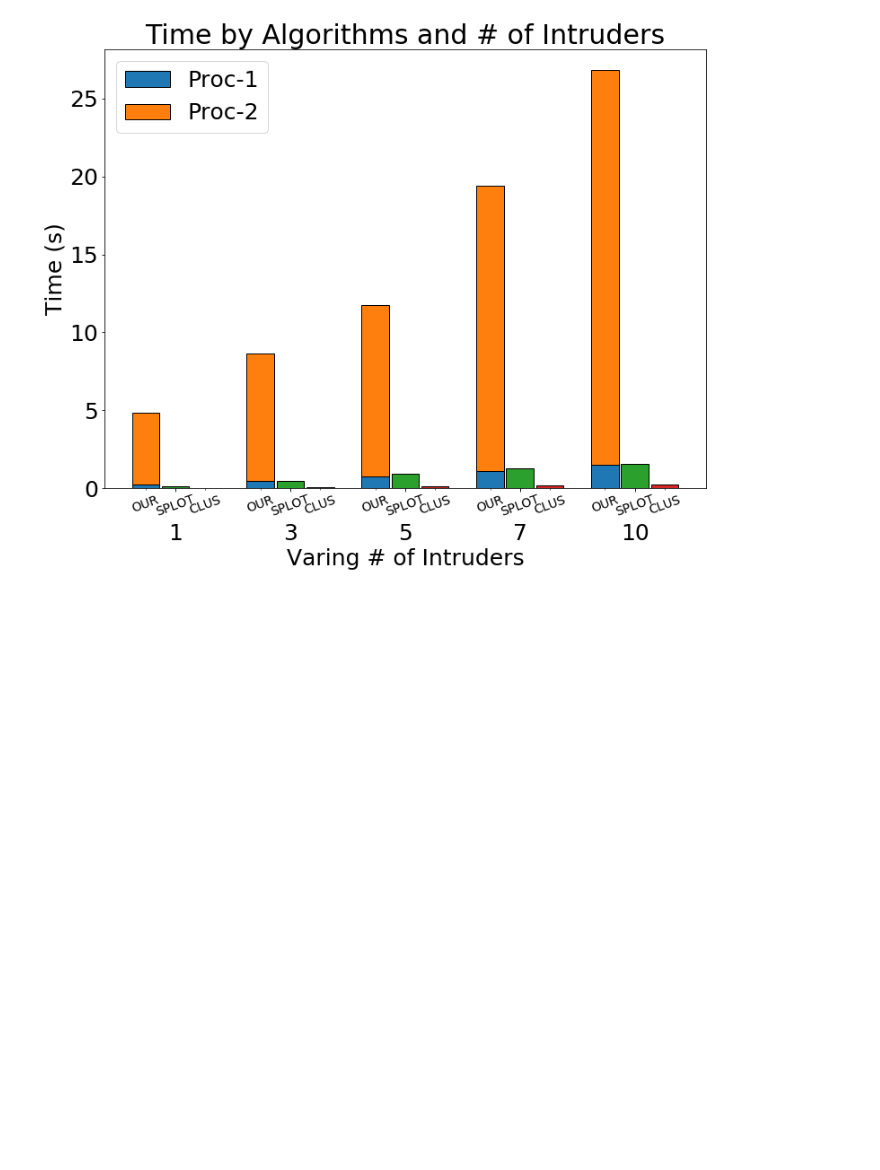
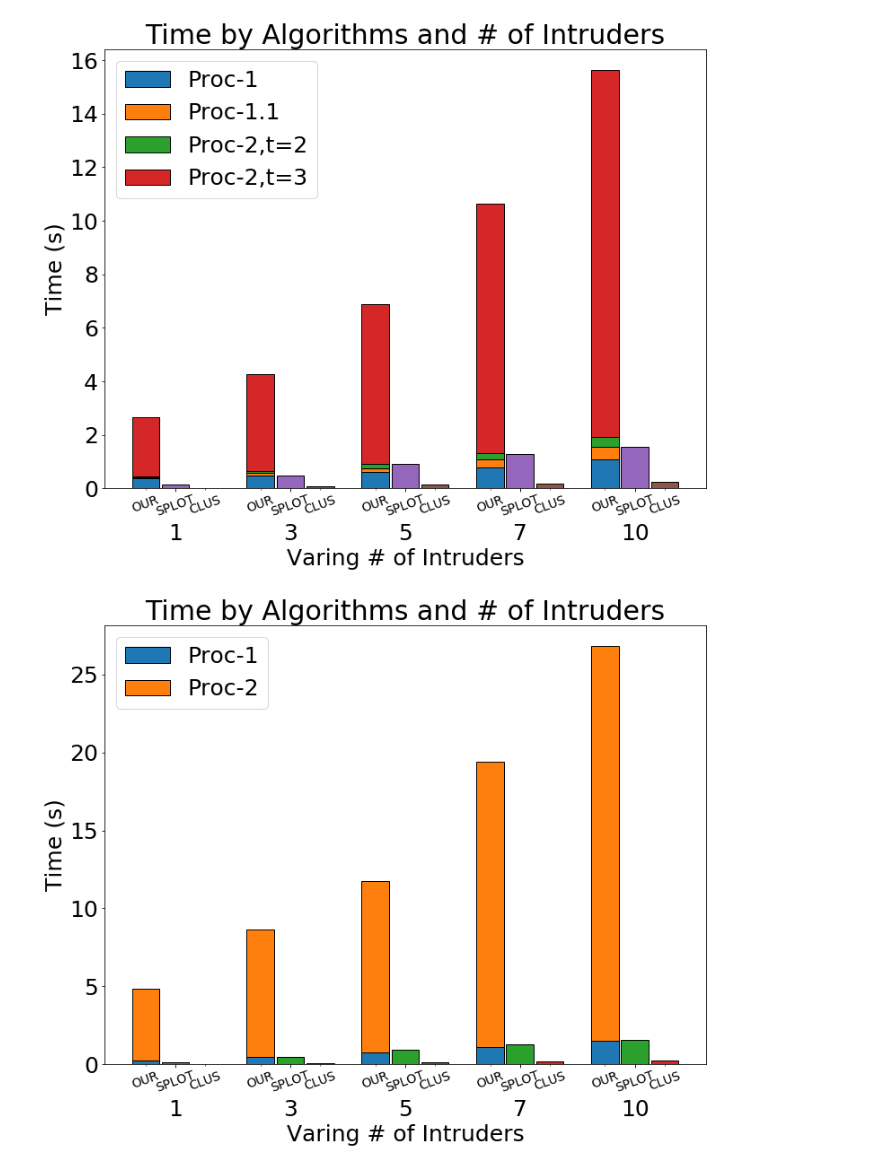
Before and after one commit to caitaozhan/Localization, a Jupyter notebook: plot/lognormal/localize-time.ipynb, the cells around one changed output. Drawn from its saved outputs; the diff is of its cells as text; code cells hidden in the pictures; blank space fills up the shorter version.

```diff
--- a/plot/lognormal/localize-time.ipynb
+++ b/plot/lognormal/localize-time.ipynb
@@ -32,3 +43,40 @@ for num in num_intru:
+# %%
+
+plt.figure(figsize=(12, 9))
+
+N     = 5
+ind   = np.arange(N)    # the x locations for the groups
+width = 0.24            # the width of the bars: can also be len(x) sequence
+
+pos1 = ind-width-0.02   # position of algo-1's bar
+pos2 = ind              # position of algo-2's bar
+pos3 = ind+width+0.02   # position of algo-3's bar
+
+p1 = plt.bar(pos1, mean1, width, edgecolor='black', label='Proc-1')
+p2 = plt.bar(pos1, mean2, width, edgecolor='black', bottom=mean1, label='Proc-1.1')
+p3 = plt.bar(pos1, mean3, width, edgecolor='black', bottom=mean1+mean2, label='Proc-2,t=2')
+p4 = plt.bar(pos1, mean4, width, edgecolor='black', bottom=mean1+mean2+mean3, label='Proc-2,t=3')
+
+p5 = plt.bar(pos2, mean5, width, edgecolor='black')
+
+p6 = plt.bar(pos3, mean6, width, edgecolor='black')
+
+minor_pos = np.concatenate((pos1, pos2, pos3))
+minor_lab = ['OUR']*5 + ['SPLOT']*5 + ['CLUS']*5
+ax = plt.gca()
+ax.set_xticks(minor_pos, minor=True)
+ax.set_xticklabels(minor_lab, minor=True, fontsize=14, rotation=20)
+
+plt.xticks(ind, ('1', '3', '5', '7', '10'))
+plt.xlabel('Varing # of Intruders')
+ax.tick_params(axis='x', which='major', pad=35)
+
+plt.legend()
+plt.ylabel('Time (s)')
+plt.title('Time by Algorithms and # of Intruders')
+plt.savefig('varyIntruder-time.png')
+# %% [output]
+[figure, added]
 # %%
 plt.figure(figsize=(12, 9))
 
```
Also changed, not shown: parts of 1 cell of this notebook, 30 other files.
